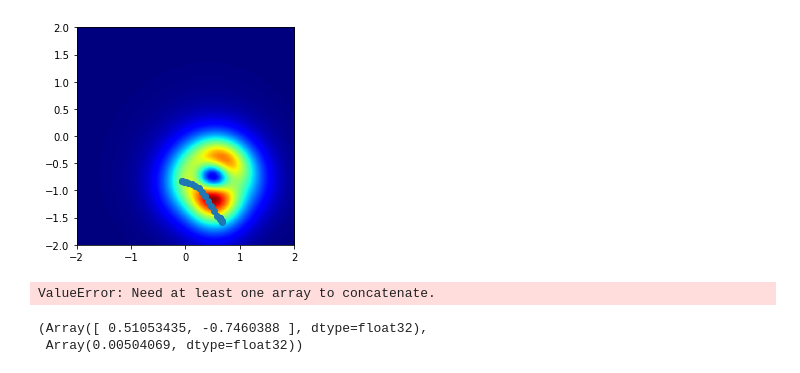
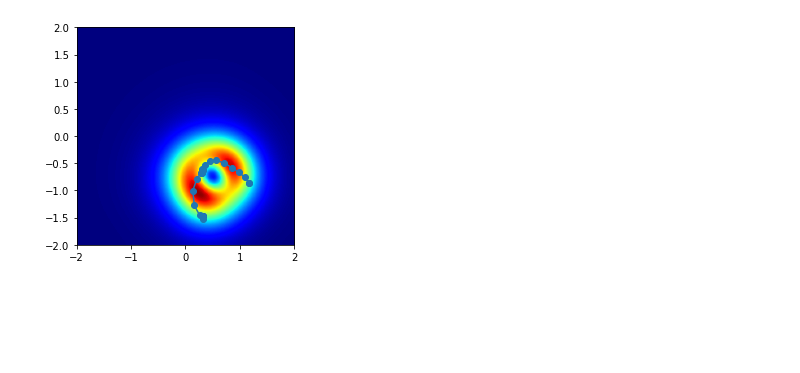
Before and after one commit to ialab-yale/time_optimal_ergodic_search, a Jupyter notebook: experiments/time_varying_search/receding_horizon.ipynb, the cells around one changed output. Drawn from its saved outputs; the diff is of its cells as text; code cells hidden in the pictures; blank space fills up the shorter version.

```diff
--- a/experiments/time_varying_search/receding_horizon.ipynb
+++ b/experiments/time_varying_search/receding_horizon.ipynb
@@ -49,17 +49,17 @@ class Logger:
     def append(self, mean, std, inf, prob, sample_loc, plan, t_curr, dt):
         self.means.append(mean)
         self.stds.append(std)
-        self.infs.append(inf)
-        self.probs.append(prob)
+        self.infs.append(onp.array(inf))
+        self.probs.append(onp.array(prob))
         self.sample_locs.append(sample_loc)
         self.plans.append(plan)
         self.time.append(t_curr)
         self.dts.append(dt)
 
     def to_numpy(self):
-        self.means = np.vstack(self.means)
-        self.sample_locs = np.vstack(self.sample_locs)
-        self.time = np.array(self.time)
+        self.means = onp.vstack(self.means)
+        self.sample_locs = onp.vstack(self.sample_locs)
+        self.time = onp.array(self.time)
 # %%
 class CkDynamics(object):
     def __init__(self, basis, _bnds) -> None:
@@ -154,7 +154,7 @@ class TimeOptErgodicPlanner(object):
                         c=1.0)
     def update_plan(self, args, max_iter=10_000):
         # self.solver.solve(args, max_iter=max_iter, eps=1e-8)
-        self.solver.solve(args, max_iter=max_iter, eps=1., alpha=1.0001)
+        self.solver.solve(args, max_iter=max_iter, eps=0.7, alpha=1.0001)
         return self.solver.get_solution()
 
     def time_shift_plan(self):
@@ -164,7 +164,7 @@ class TimeOptErgodicPlanner(object):
         })
 # %%
 args = {
-    'N' : 20,
+    'N' : 25,
     'x0' : np.array([0., 0.1, 0.,0.]),
     'xf' : np.array([.9, .9, 0., 0.]),
     'erg_ub' : 0.1,
@@ -190,7 +193,7 @@ erg_up_log = []
 logger = Logger(_true_p)
 
 t_lap = 0
-_percent_max = 0.01
+_percent_max = 0.001
 unif_phik = get_phik(target_distribution.evals, planner.basis)
 args.update({'erg_ub' : _percent_max*planner.erg_metric(unif_phik, 2*unif_phik)})
 erg_up_log.append(args['erg_ub'])
@@ -201,6 +204,16 @@ while planner._ck_dynamics._t_curr < t_max:
     planner.solver.reset()
     sol = planner.update_plan(args)
     _dt = sol['tf']/args['N']
+    (mean, var) = target_distribution.get_mean_var()
+
+    logger.append(mean, var,
+                  (target_distribution.fish_evals[0].copy()).reshape((50,50)),
+                  (target_distribution._prior.copy()).reshape((50,50)),
+                  _robot_state[:2].copy(),
+                  sol['x'].copy(),
+                  np.copy(planner._ck_dynamics._t_curr),
+                  _dt)
+
     t_lap = t_lap + _dt
     dt_list.append(_dt)
     _robot_state = _robot_state + _dt * robot.dfdt(_robot_state, sol['u'][0])
@@ -211,42 +224,34 @@ while planner._ck_dynamics._t_curr < t_max:
         'ck_state' : planner._ck_dynamics._ck_state,
         't_curr' : planner._ck_dynamics._t_curr
     })
     _y = meas_model(_true_p, _robot_state[:2]) + onp.random.normal(0., 0.02)
     # _y_distract = meas_model(_robot_state[:2], _distractor_p) + onp.random.uniform(0., 0.1)
     target_distribution.update_prior(_robot_state[:2], _y)
     # target_distribution.update_prior(_robot_state[:2], _y_distract)
     _fish_evals = target_distribution.update_eid()
     args.update({
         'phik' : get_phik(_fish_evals, planner.basis)
     })
     args.update({'erg_ub' : _percent_max*(
         planner.erg_metric(unif_phik, args['phik']) + planner.erg_metric(0*unif_phik, args['phik'])
         )})
     t_lap = 0
     erg_up_log.append(args['erg_ub'])
     planner.time_shift_plan()
 
-    (mean, var) = target_distribution.get_mean_var()
-    # logger.append(mean, var, _fish_evals[0].copy(), planner. , _robot_state[:2].copy(), (sol['x'].copy()), np.copy(planner._ck_dynamics._t_curr))
+
 
 
     if np.linalg.det(var) < 1e-3:
         break
     clear_output(wait=True)
     target_distribution.plot_eid()
     # target_distribution.plot_prior()
     # planner._ck_dynamics.plot_ck()
     plt.plot(sol['x'][0,0], sol['x'][0,1], 'bo')
     plt.plot(sol['x'][:,0], sol['x'][:,1], '-o')
     plt.show()
 # %% [output]
-[figure, old version]
+[figure, new version]
 # %%
 logger.to_numpy()
-# %% [output]
-ValueError: Need at least one array to concatenate.
-# %%
-mean, np.linalg.det(var)
-# %% [output]
-(Array([ 0.51053435, -0.7460388 ], dtype=float32),
- Array(0.00504069, dtype=float32))
```
Also changed, not shown: parts of 8 cells of this notebook, 12 other files.
